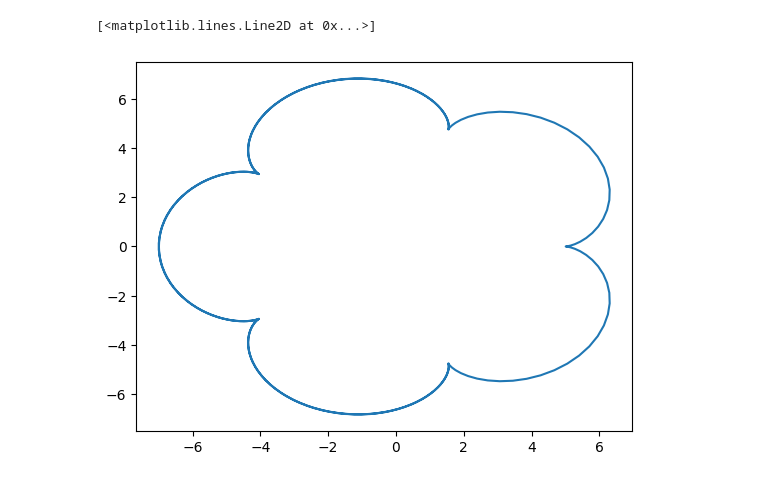
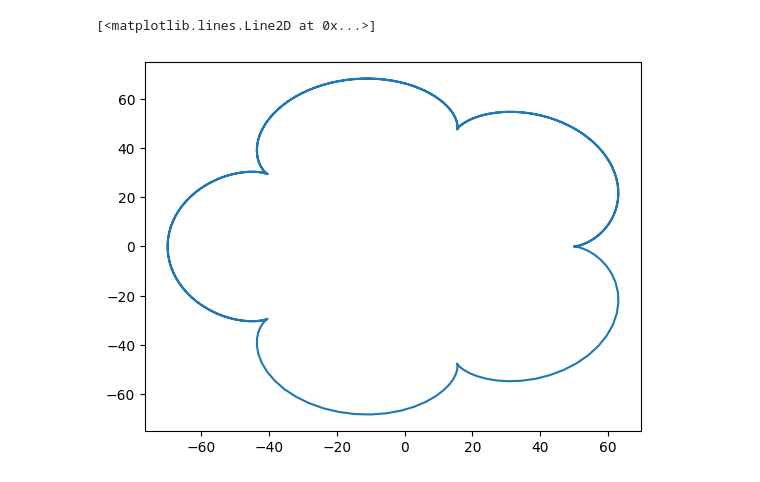
Before and after one commit to ImJudgement7497/Q-BIDs, a Jupyter notebook: plotting.ipynb, the cells around one changed output. Saved outputs shown, nothing was run; the diff lists cells and outputs as text; code cells hidden in the pictures.

```diff
--- a/plotting.ipynb
+++ b/plotting.ipynb
@@ -209,14 +217,14 @@ plt.savefig("./figures/cardioid_ortho_polar.svg")
 # %%
 import numpy as np
 import matplotlib.pyplot as plt
 
-t = np.linspace(-5, 5, 250)
-a = 1
+t = np.linspace(0, 10, 250)
+a = 10
 x = a * (6*np.cos(t) - np.cos(6*t))
 y = a * (6*np.sin(t) - np.sin(6*t))
 
 plt.plot(x, y)
 # %% [output]
 [<matplotlib.lines.Line2D at 0x...>]
-[figure, old version]
+[figure, new version]
 # %%
```
Also changed, not shown: parts of 6 cells of this notebook, 1 other file.
